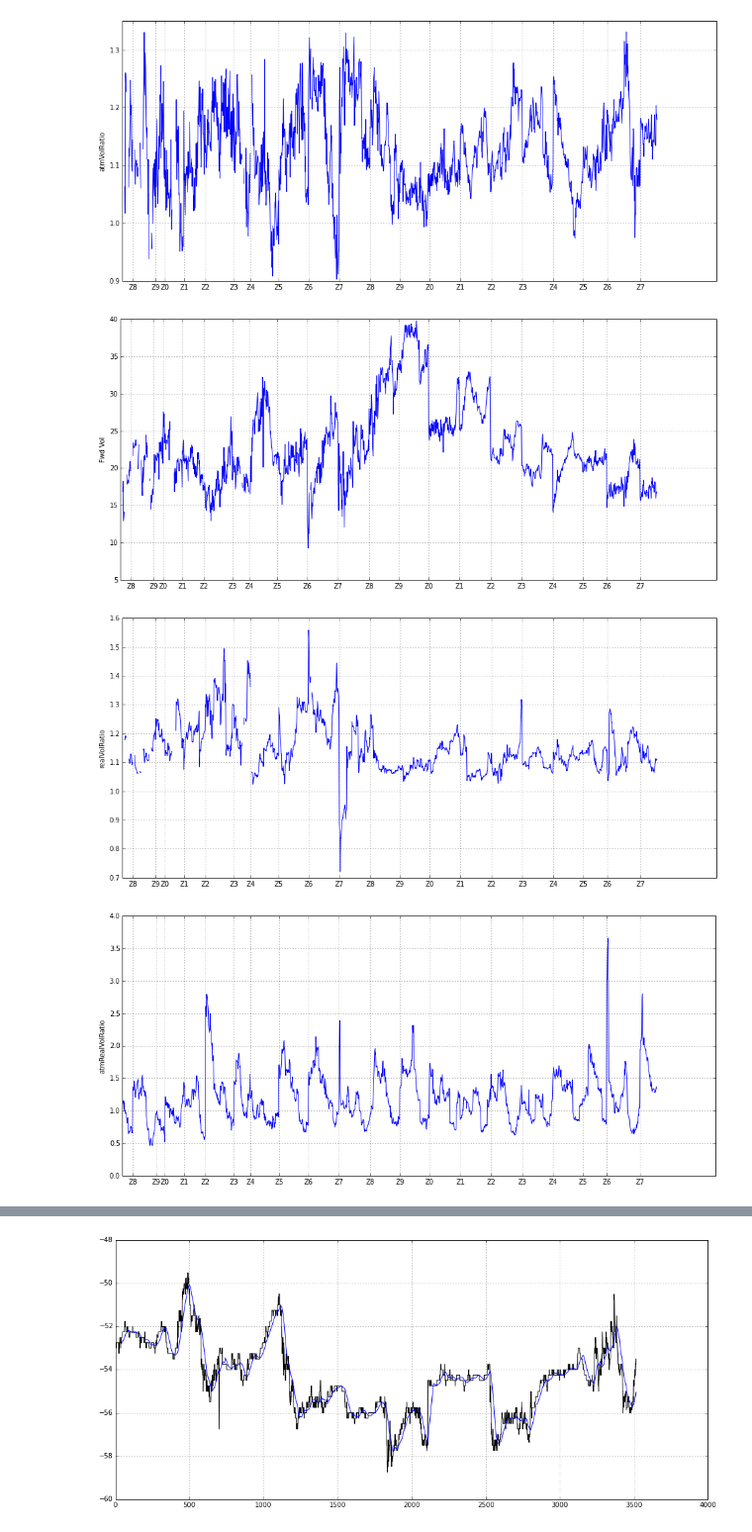
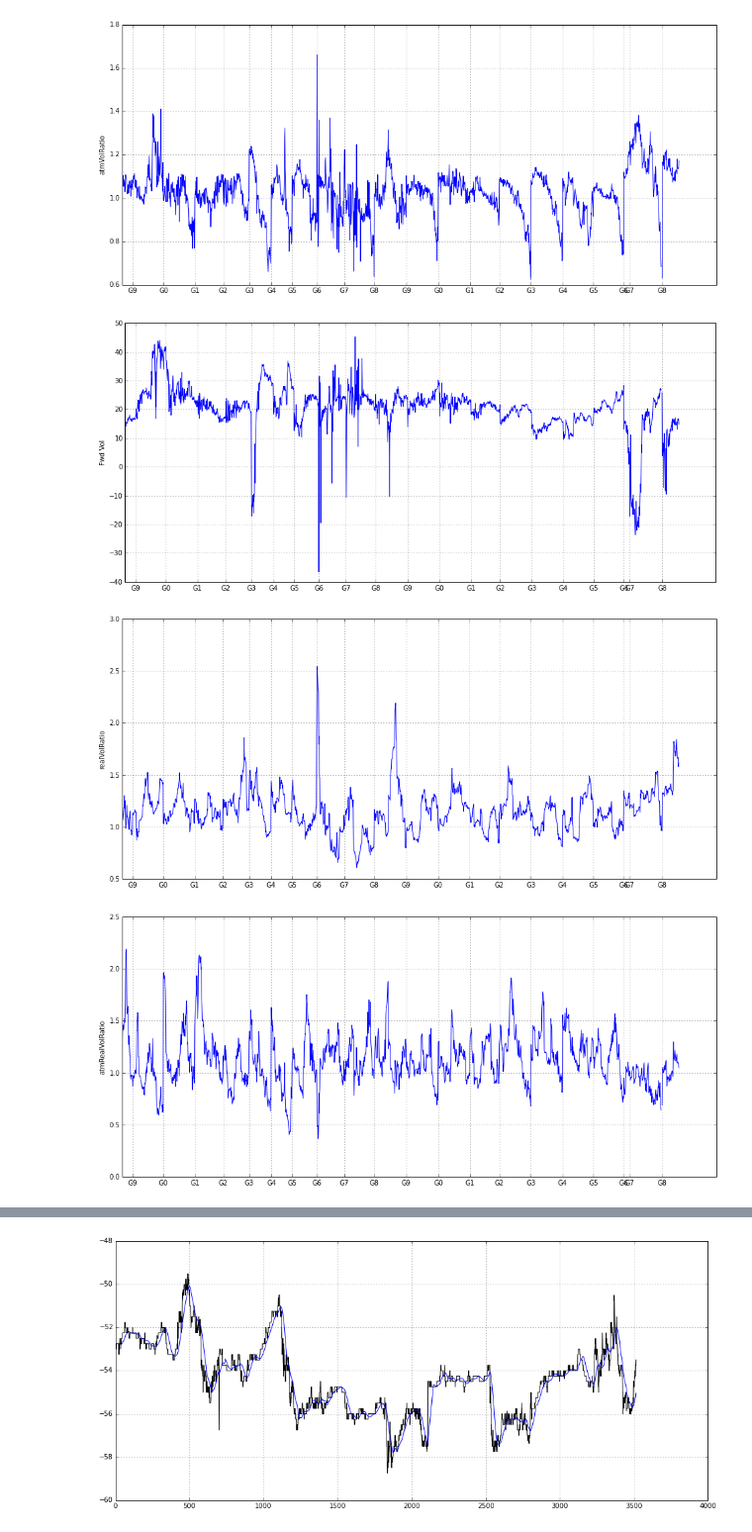
Before and after one commit to d0p34m1n3/repo_barbarossa, a Jupyter notebook: PycharmProjects/ta/analysis.ipynb, the cells around one changed output, grey strips where cells are left out. Shown at 99% size. Cells and saved outputs as stored; diff of their text form; code cells hidden in the pictures.

```diff
--- a/PycharmProjects/ta/analysis.ipynb
+++ b/PycharmProjects/ta/analysis.ipynb
@@ -28,9 +24,9 @@ Valid?: True
 # %%
 import futures_charts.options_curve as ocr
 %matplotlib inline
-ocr.get_vcs_panel_plot(ticker_list=['CZ2017','CN2018'],report_date = 20170601,diagnostics_q=True)
+ocr.get_vcs_panel_plot(ticker_list=['LNG2018','LNJ2018'],report_date = 20171121,diagnostics_q=True)
 # %% [output]
-[figure, old version]
+[figure, new version]
-[figure, old version]
+[figure, new version]
-[figure, old version]
+[figure, new version]
-[figure, old version]
+[figure, new version]
```
Also changed, not shown: parts of 3 cells of this notebook, 19 other files.
